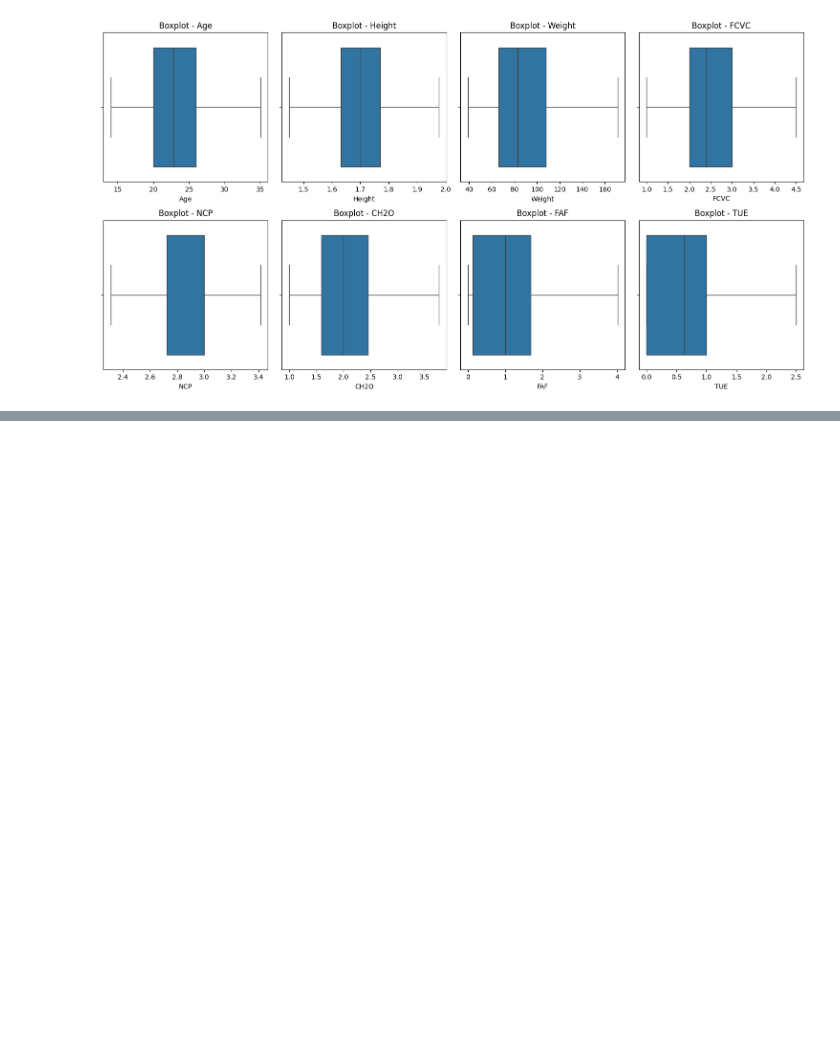
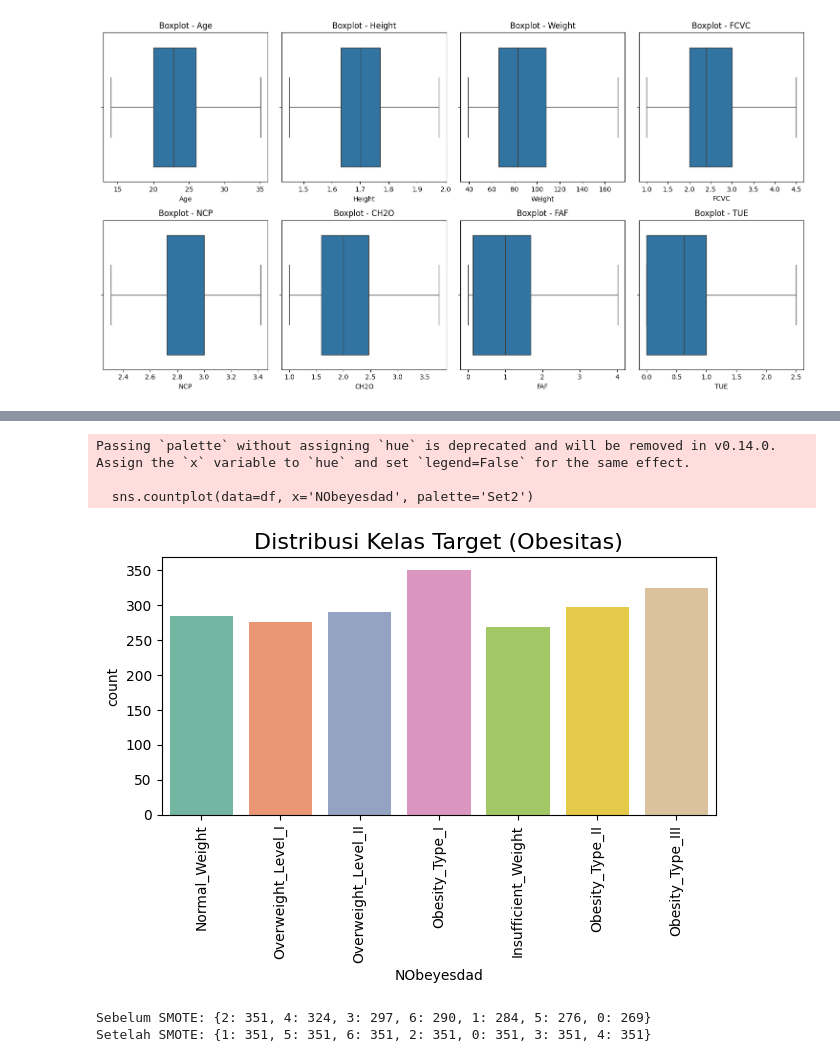
Before and after one commit to User-Galih/capstone-project-bengkod, a Jupyter notebook: Capstone_Project_14359.ipynb, the cells around one changed output, grey strips where cells are left out. Drawn from its saved outputs; the diff is of its cells as text; code cells hidden in the pictures; blank space fills up the shorter version.

```diff
--- a/Capstone_Project_14359.ipynb
+++ b/Capstone_Project_14359.ipynb
@@ -226,15 +226,23 @@ Name: count, dtype: int64
 # %% [markdown]
 # 2. Preprocessing
 # %%
-# 1. Tangani missing values (diisi dengan median untuk numerik dan modus untuk kategorikal)
+import numpy as np
 
-# Isi NaN pada kolom numerik secara implisit dengan median masing-masing
+# 1. Tangani missing values (termasuk nilai '?')
+
+# Ganti semua nilai '?' menjadi np.nan (agar bisa diproses sebagai missing value)
+df.replace('?', np.nan, inplace=True)
+
+# Tentukan kolom numerik
+numerical_columns = ['Age', 'Height', 'Weight', 'FCVC', 'NCP', 'CH2O', 'FAF', 'TUE']
+
+# Isi NaN pada kolom numerik dengan median
 df[numerical_columns] = df[numerical_columns].fillna(df[numerical_columns].median())
 
-# Tentukan kolom kategorikal selain kolom numerik
+# Tentukan kolom kategorikal (selain kolom numerik)
 categorical_columns = [col for col in df.columns if col not in numerical_columns]
 
-# Isi NaN pada kolom kategorikal dengan modus masing-masing
+# Isi NaN pada kolom kategorikal dengan modus (most frequent value)
 for col in categorical_columns:
     df[col] = df[col].fillna(df[col].mode()[0])
 # %%
@@ -248,0 +257,17 @@ Jumlah data setelah duplikat dihapus: 2092
+# %%
+# 6. Cek keberadaan missing values
+print("\nMissing Values:")
+print(df.isnull().sum())
+# 7. Cek data duplikat
+print("\nJumlah Data Duplikat:")
+print(df.duplicated().sum())
+# 8. Cek nilai unik per kolom
+for col in df.columns:
+    print(f"\nKolom: {col}")
+    print("Nilai unik:")
+    print(df[col].unique())
+    print(f"Total nilai unik: {df[col].nunique(dropna=True)}")
+
+
+    # Menampilkan jumlah NaN dan ? (missing values)
+    print(f"Jumlah data kosong (NaN): {df[col].isna().sum()}, jumlah '?' sebagai missing: {(df[col] == '?').sum()}")
@@ -318,0 +388,26 @@ dtype: object
+# %%
+# 10. Visualisasi distribusi kategori target (NObeyesdad)
+sns.countplot(data=df, x='NObeyesdad', palette='Set2')
+plt.title('Distribusi Kelas Target (Obesitas)', fontsize=16)
+plt.xticks(rotation=90)  # Rotasi label menjadi vertikal
+plt.tight_layout()  # Untuk memastikan layout tidak terpotong
+plt.show()
+# %% [output]
+Passing `palette` without assigning `hue` is deprecated and will be removed in v0.14.0. Assign the `x` variable to `hue` and set `legend=False` for the same effect.
+
+  sns.countplot(data=df, x='NObeyesdad', palette='Set2')
+[figure, added]
+# %%
+from imblearn.over_sampling import SMOTE
+
+X = df_encoded[selected_features]
+y = df_encoded['NObeyesdad']
+
+smote = SMOTE(random_state=42)
+X_resampled, y_resampled = smote.fit_resample(X, y)
+
+print(f"Sebelum SMOTE: {y.value_counts().to_dict()}")
+print(f"Setelah SMOTE: {pd.Series(y_resampled).value_counts().to_dict()}")
+# %% [output]
+Sebelum SMOTE: {2: 351, 4: 324, 3: 297, 6: 290, 1: 284, 5: 276, 0: 269}
+Setelah SMOTE: {1: 351, 5: 351, 6: 351, 2: 351, 0: 351, 3: 351, 4: 351}
```
Also changed, not shown: parts of 25 cells of this notebook.
